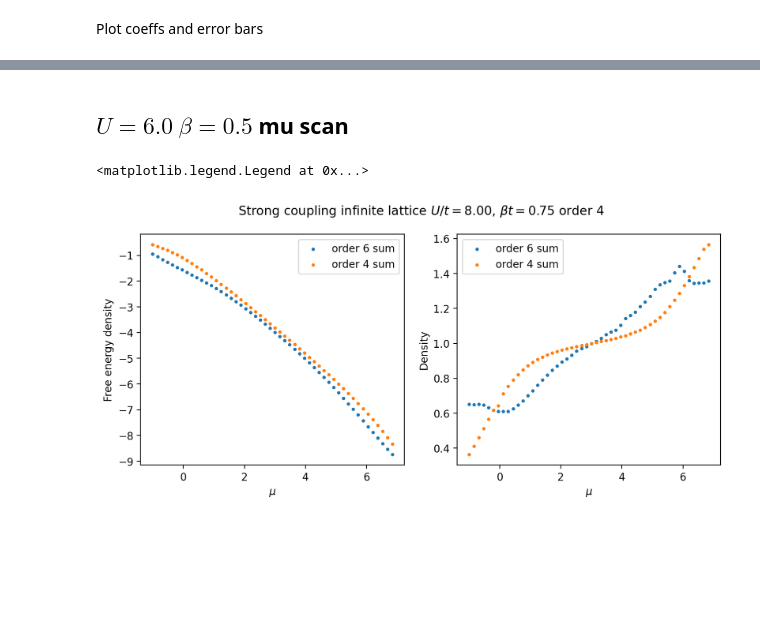
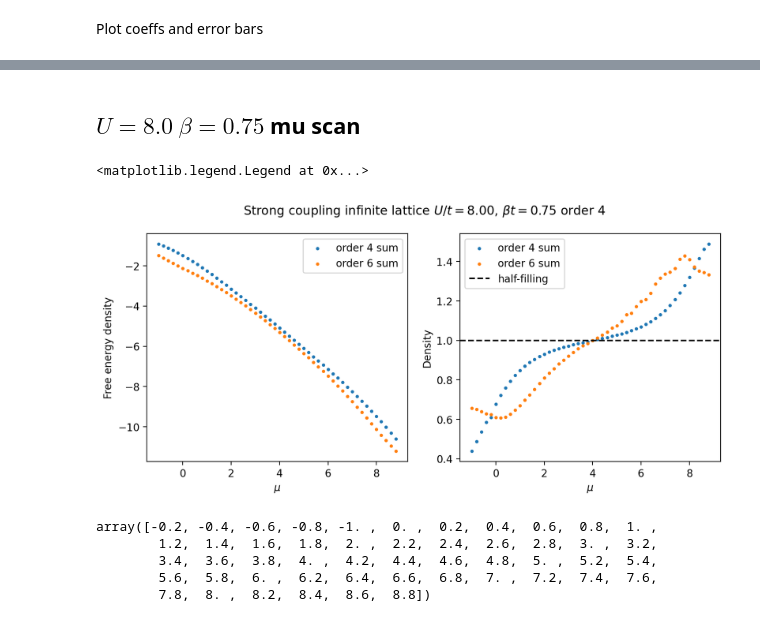
Before and after one commit to louishrm/strong_coupling_expansion, a Jupyter notebook: analytical/analysis_infinite_lattice.ipynb, the cells around one changed output, grey strips where cells are left out. Drawn from its saved outputs; the diff is of its cells as text; code cells hidden in the pictures; blank space fills up the shorter version.

Commit message:
results

```diff
--- a/analytical/analysis_infinite_lattice.ipynb
+++ b/analytical/analysis_infinite_lattice.ipynb
@@ -157,54 +131,56 @@ ax2.legend()
 # %% [markdown]
-## $U = 6.0$ $\beta=0.5$ mu scan
+## $U = 8.0$ $\beta=0.75$ mu scan
 # %%
-U = 6.0
-beta = 1.0
+U = 8.0
+beta = 0.75
 # %%
 #load order4
-with h5py.File('/Users/louissharma/Desktop/results_sc/results/full_lattice_Omega_order_4_scan_mu_U=6.0_beta=1.0_alpha=0.3.h5', 'r') as f:
+with h5py.File('/Users/louissharma/Desktop/results_sc/results/full_lattice_Omega_order_4_scan_mu_U=8.0_beta=0.75_alpha=0.3.h5', 'r') as f:
     mus = f['mu_list'][:]
-    means_42 = f['mean_list'][:]
-    errors_42 = f['error_list'][:]
+    means_4 = f['mean_list'][:]
+    errors_4 = f['error_list'][:]
 
 #load order 6
-with h5py.File('/Users/louissharma/Desktop/results_sc/results/full_lattice_Omega_order_6_scan_mu_U=6.0_beta=1.0_alpha=0.3.h5', 'r') as f:
+with h5py.File('/Users/louissharma/Desktop/results_sc/results/full_lattice_Omega_order_6_scan_mu_U=8.0_beta=0.75_alpha=0.3.h5', 'r') as f:
     mus_62 = f['mu_list'][:]
-    means_62 = f['mean_list'][:]
-    errors_62 = f['error_list'][:]
+    means_6 = f['mean_list'][:]
+    errors_6 = f['error_list'][:]
 # %%
-a4 = means_42
-a6 = means_62
+a4 = means_4
+a6 = means_6
 # %%
-t = 0.75
+t = 1.0
 g = t**2
-coeffs_sq = np.array([a_0(U, beta, mus), a_2(U, beta, mus),a4, a6]) #treat as a function of t^2
+#coeffs_sq = np.array([a_0(U, beta, mus), a_2(U, beta, mus),a4, a6]) #treat as a function of t^2
 
-orders = {(2,1): [], (1,2): []}
-for order in orders.keys():
-    pade_sum = pade_approx_batch(coeffs_sq, order, 0.0)(t**2).real
-    orders[order].append(pade_sum)
+# orders = {(2,1): [], (1,2): []}
+# for order in orders.keys():
+#     pade_sum = pade_approx_batch(coeffs_sq, order, 0.0)(t**2).real
+#     orders[order].append(pade_sum)
 
 naive_sum_4 = lambda g: a_0(U,beta, mus) + a_2(U, beta, mus)*g + a4*g**2
 naive_sum_6 = lambda g: a_0(U,beta, mus) + a_2(U, beta, mus)*g + a4*g**2 + a6*g**3
 # %%
 fig, (ax1, ax2) = plt.subplots(1,2, figsize=(10,4))
 fig.suptitle(rf'Strong coupling infinite lattice $U/t={ U/t:.2f}$, $\beta t={beta*t}$ order 4')
-
+ax1.scatter(mus, naive_sum_4(g), label='order 4 sum', s=5)
 ax1.scatter(mus, naive_sum_6(g), label='order 6 sum', s=5)
-ax1.scatter(mus, naive_sum_4(g), label='order 4 sum', s=5)
 ax1.set_xlabel(r'$\mu$')
 ax1.set_ylabel('Free energy density')
 
 ax1.legend()
 
 # for order in orders.keys():
 #     ax2.scatter(mus, -np.gradient(orders[order][0], mus), label=f'Pade {order}', s=5)
 ax2.set_xlabel(r'$\mu$')
 ax2.set_ylabel('Density')
-#ax2.scatter(mus, -np.gradient(a_0(U, 0.5, mus), mus), label='atomic limit', c='r', s=5, marker='x')
+#ax2.scatter(mus, -np.gradient(a_0(U, beta, mus), mus), label='atomic limit', c='r', s=5, marker='x')
+ax2.scatter(mus, -np.gradient(naive_sum_4(g), mus), label='order 4 sum', s=5)
 ax2.scatter(mus, -np.gradient(naive_sum_6(g), mus), label='order 6 sum', s=5)
-ax2.scatter(mus, -np.gradient(naive_sum_4(g), mus), label='order 4 sum', s=5)
+# ax2.set_xlim(-0.1,4.1)
+# ax2.set_ylim(0.65,1.05)
+ax2.axhline(1.0, color='r', linestyle='dashed', label='half-filling', c='k')
 ax2.legend()
 # %% [output]
 <matplotlib.legend.Legend at 0x...>
-[figure, old version]
+[figure, new version]
@@ -211,2 +191,10 @@ ax2.legend()
+# %%
+data[0]
+# %% [output]
+array([-0.2, -0.4, -0.6, -0.8, -1. ,  0. ,  0.2,  0.4,  0.6,  0.8,  1. ,
+        1.2,  1.4,  1.6,  1.8,  2. ,  2.2,  2.4,  2.6,  2.8,  3. ,  3.2,
+        3.4,  3.6,  3.8,  4. ,  4.2,  4.4,  4.6,  4.8,  5. ,  5.2,  5.4,
+        5.6,  5.8,  6. ,  6.2,  6.4,  6.6,  6.8,  7. ,  7.2,  7.4,  7.6,
+        7.8,  8. ,  8.2,  8.4,  8.6,  8.8])
 # %%
 plt.scatter(mus, a4, label='old a4')
```
Also changed, not shown: parts of 8 cells of this notebook, 1 other file.
